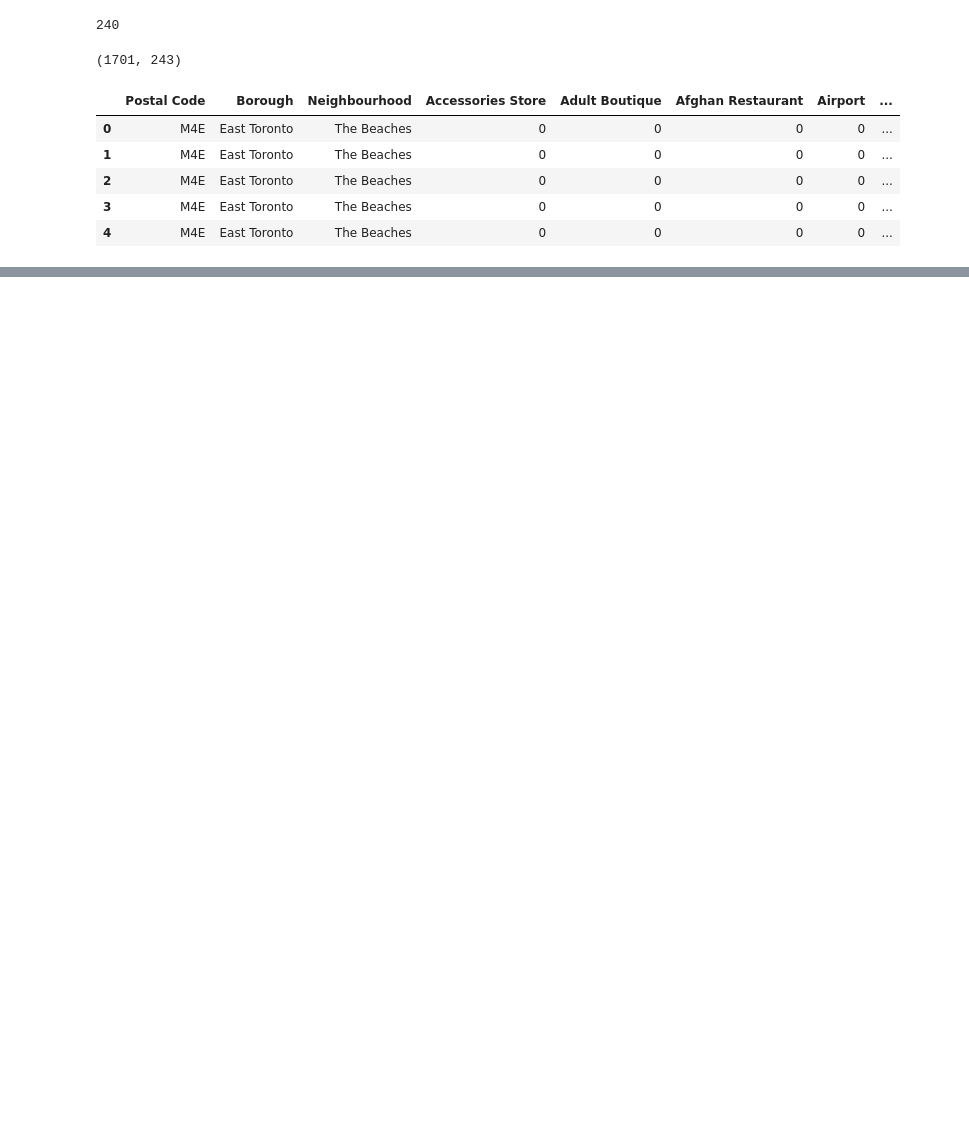
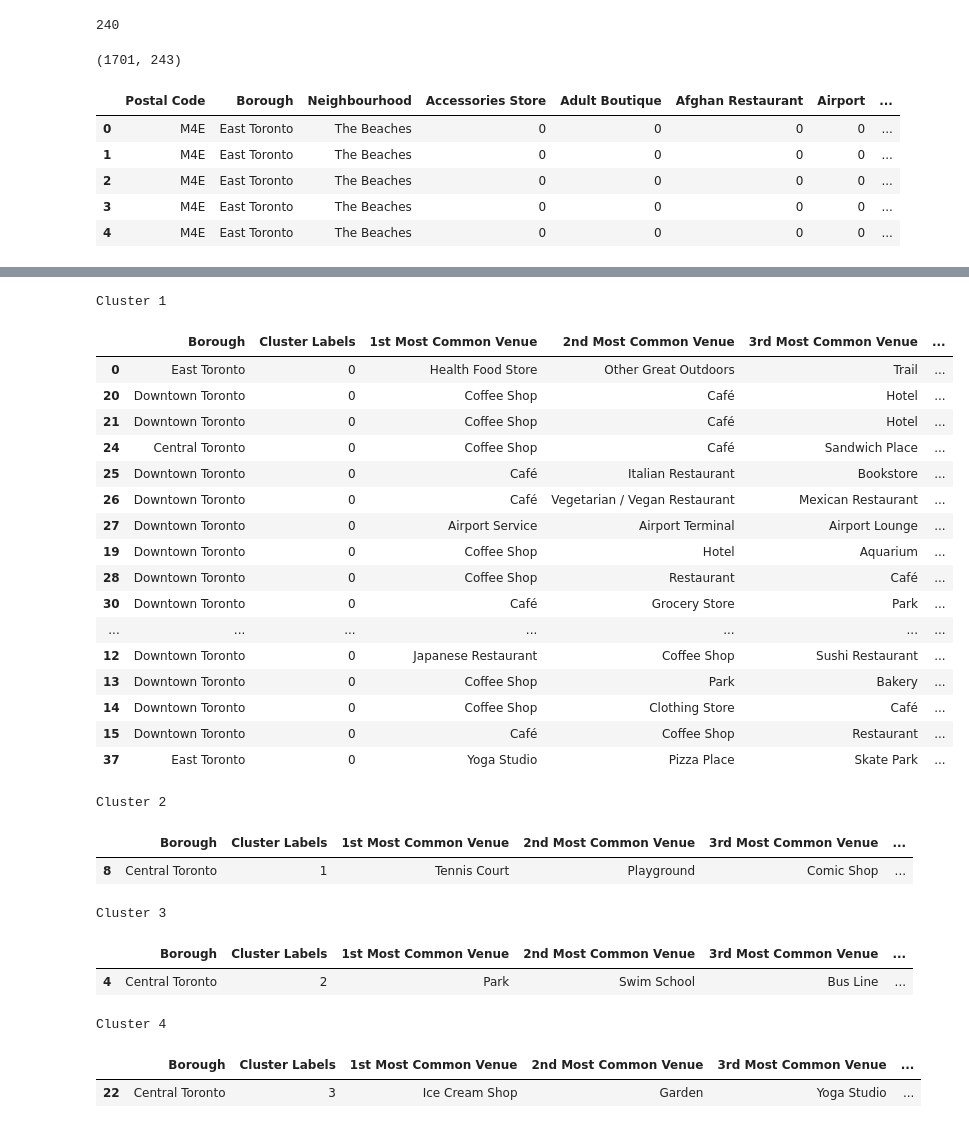
Before and after one commit to Rishika-21/Coursera_Capstone, a Jupyter notebook: Week 3 Assign.ipynb, the cells around one changed output, grey strips where cells are left out. Saved outputs shown, nothing was run; the diff lists cells and outputs as text; code cells hidden in the pictures; blank space fills up the shorter version.

```diff
--- a/Week 3 Assign.ipynb
+++ b/Week 3 Assign.ipynb
@@ -391,0 +477,46 @@ nbd_venue_sorted
+# %%
+print('Cluster 1')
+toronto_merge.loc[toronto_merge['Cluster Labels'] == 0, toronto_merge.columns[[1] + list(range(5, toronto_merge.shape[1]))]]
+# %% [output]
+Cluster 1
+|  | Borough | Cluster Labels | 1st Most Common Venue | 2nd Most Common Venue | 3rd Most Common Venue | ... |
+| 0 | East Toronto | 0 | Health Food Store | Other Great Outdoors | Trail | ... |
+| 20 | Downtown Toronto | 0 | Coffee Shop | Café | Hotel | ... |
+| 21 | Downtown Toronto | 0 | Coffee Shop | Café | Hotel | ... |
+| 24 | Central Toronto | 0 | Coffee Shop | Café | Sandwich Place | ... |
+| 25 | Downtown Toronto | 0 | Café | Italian Restaurant | Bookstore | ... |
+| 26 | Downtown Toronto | 0 | Café | Vegetarian / Vegan Restaurant | Mexican Restaurant | ... |
+| 27 | Downtown Toronto | 0 | Airport Service | Airport Terminal | Airport Lounge | ... |
+| 19 | Downtown Toronto | 0 | Coffee Shop | Hotel | Aquarium | ... |
+| 28 | Downtown Toronto | 0 | Coffee Shop | Restaurant | Café | ... |
+| 30 | Downtown Toronto | 0 | Café | Grocery Store | Park | ... |
+| ... | ... | ... | ... | ... | ... | ... |
+| 12 | Downtown Toronto | 0 | Japanese Restaurant | Coffee Shop | Sushi Restaurant | ... |
+| 13 | Downtown Toronto | 0 | Coffee Shop | Park | Bakery | ... |
+| 14 | Downtown Toronto | 0 | Coffee Shop | Clothing Store | Café | ... |
+| 15 | Downtown Toronto | 0 | Café | Coffee Shop | Restaurant | ... |
+| 37 | East Toronto | 0 | Yoga Studio | Pizza Place | Skate Park | ... |
+# %%
+print('Cluster 2')
+
+toronto_merge.loc[toronto_merge['Cluster Labels'] == 1, toronto_merge.columns[[1] + list(range(5, toronto_merge.shape[1]))]]
+# %% [output]
+Cluster 2
+|  | Borough | Cluster Labels | 1st Most Common Venue | 2nd Most Common Venue | 3rd Most Common Venue | ... |
+| 8 | Central Toronto | 1 | Tennis Court | Playground | Comic Shop | ... |
+# %%
+print('Cluster 3')
+
+toronto_merge.loc[toronto_merge['Cluster Labels'] == 2, toronto_merge.columns[[1] + list(range(5, toronto_merge.shape[1]))]]
+# %% [output]
+Cluster 3
+|  | Borough | Cluster Labels | 1st Most Common Venue | 2nd Most Common Venue | 3rd Most Common Venue | ... |
+| 4 | Central Toronto | 2 | Park | Swim School | Bus Line | ... |
+# %%
+print('Cluster 4')
+
+toronto_merge.loc[toronto_merge['Cluster Labels'] == 3, toronto_merge.columns[[1] + list(range(5, toronto_merge.shape[1]))]]
+# %% [output]
+Cluster 4
+|  | Borough | Cluster Labels | 1st Most Common Venue | 2nd Most Common Venue | 3rd Most Common Venue | ... |
+| 22 | Central Toronto | 3 | Ice Cream Shop | Garden | Yoga Studio | ... |
```
Also changed, not shown: parts of 6 cells of this notebook.
